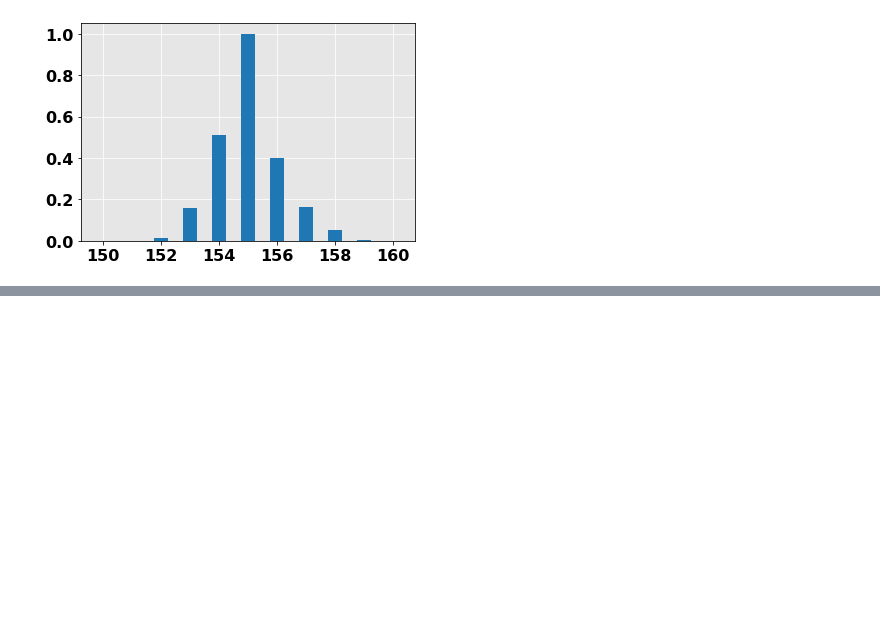
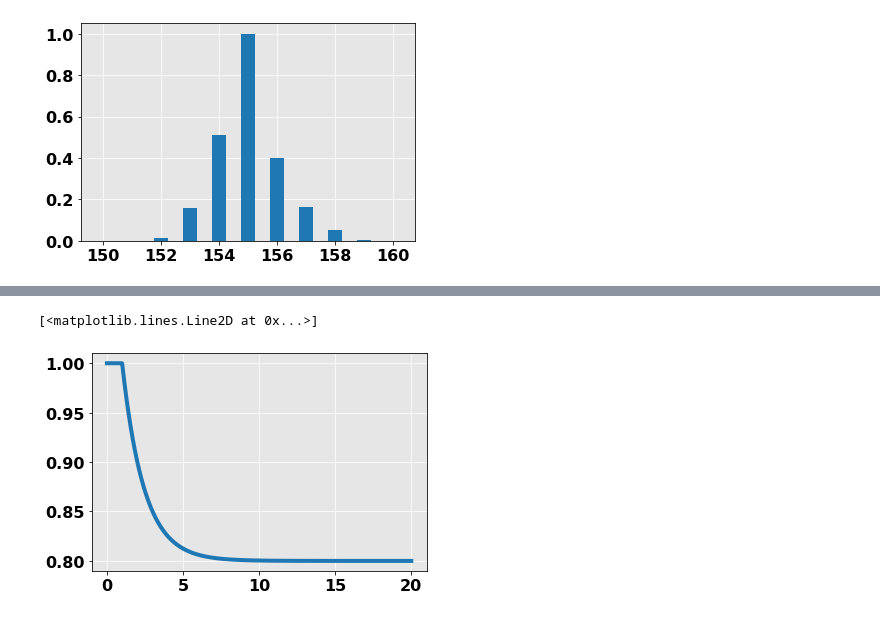
Before and after one commit to fonstelien/FYS4150, a Jupyter notebook: project5/source/project5.ipynb, the cells around one changed output, grey strips where cells are left out. Saved outputs shown, nothing was run; the diff lists cells and outputs as text; code cells hidden in the pictures; blank space fills up the shorter version.

```diff
--- a/project5/source/project5.ipynb
+++ b/project5/source/project5.ipynb
@@ -131,0 +175,5 @@ list(range(-3,3))
+# %%
+plt.plot(x:=np.linspace(0,20,1000), [exponential_decay(xi, 1, floor=.8, delay=1) for xi in x])
+# %% [output]
+[<matplotlib.lines.Line2D at 0x...>]
+[figure, added]
```
Also changed, not shown: parts of 8 cells of this notebook, 2 other files.
